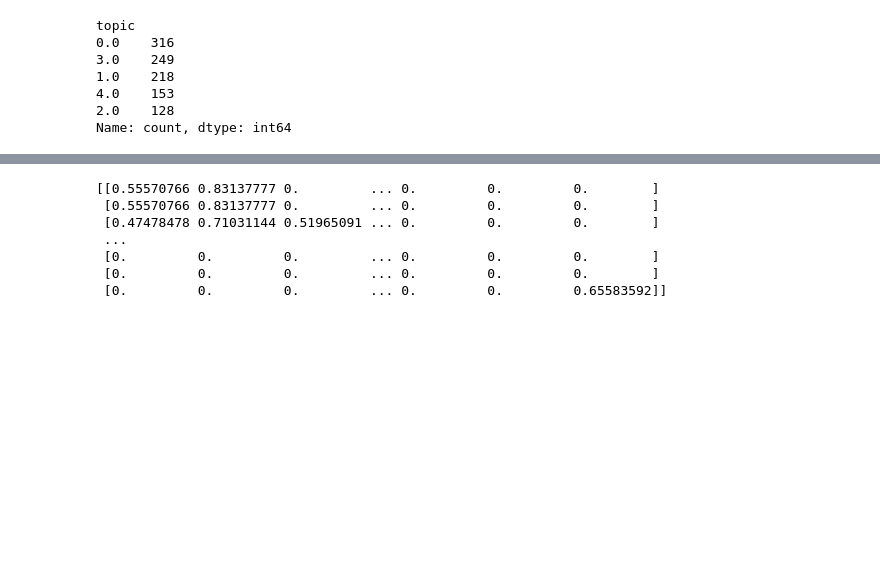
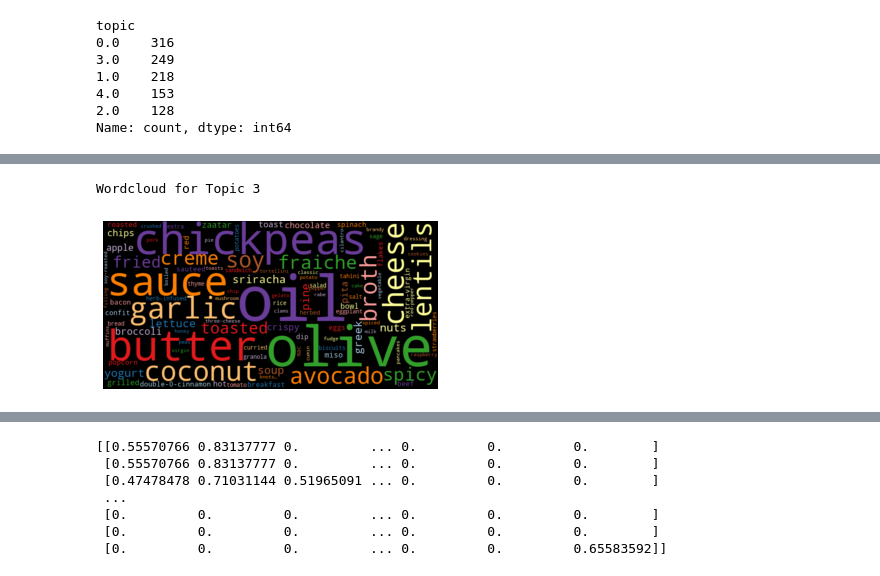
Before and after one commit to ebadakhter/ADS-509-Group-1-Final-Project, a Jupyter notebook: descriptive_statistics_title.ipynb, the cells around one changed output, grey strips where cells are left out. Cells and saved outputs as stored; diff of their text form; code cells hidden in the pictures; blank space fills up the shorter version.

```diff
--- a/descriptive_statistics_title.ipynb
+++ b/descriptive_statistics_title.ipynb
@@ -516,0 +541,8 @@ Name: count, dtype: int64
+# %%
+## visualize each topic
+topic3_count= count_words_title(df[df['topic']==3])
+print('Wordcloud for Topic 3')
+wordcloud(topic3_count['freq'])
+# %% [output]
+Wordcloud for Topic 3
+[figure, added]
```
Also changed, not shown: parts of 7 cells of this notebook.
